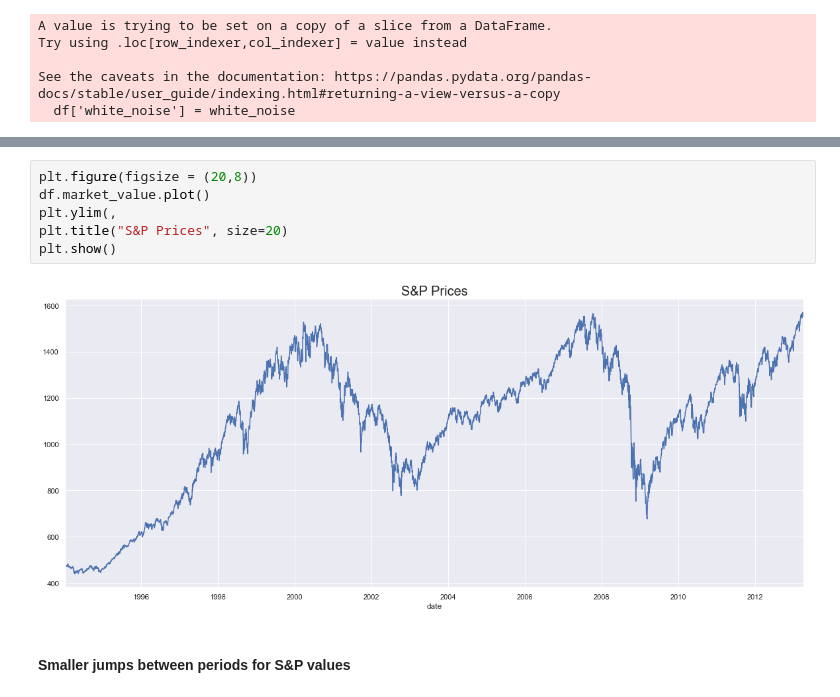
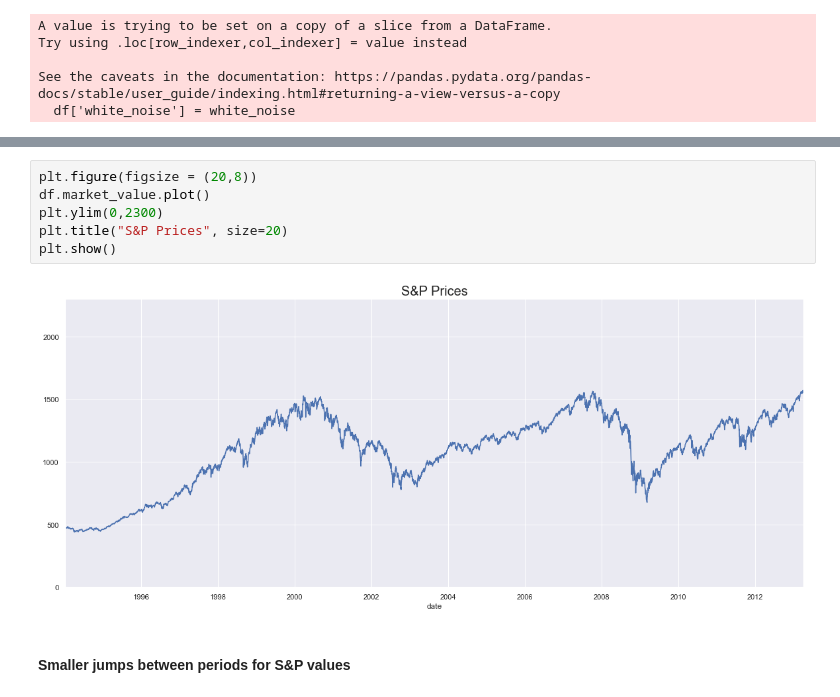
Before and after one commit to herbert0419/Hands-on, a Jupyter notebook: Time Series Analysis in Python/Section 5/S_5_L_21/Working with White Noise.ipynb, the cells around one changed output, grey strips where cells are left out. Cells and saved outputs as stored; diff of their text form.

```diff
--- a/Time Series Analysis in Python/Section 5/S_5_L_21/Working with White Noise.ipynb
+++ b/Time Series Analysis in Python/Section 5/S_5_L_21/Working with White Noise.ipynb
@@ -66,11 +66,11 @@ plt.show()
 # %%
 plt.figure(figsize = (20,8))
 df.market_value.plot()
-plt.ylim(,
+plt.ylim(0,2300)
 plt.title("S&P Prices", size=20)
 plt.show()
 # %% [output]
-[figure, old version]
+[figure, new version]
 # %% [markdown]
 #### Smaller jumps between periods for S&P values
 # %% [markdown]
```
Also changed, not shown: parts of 10 cells of this notebook, 1 other file.
